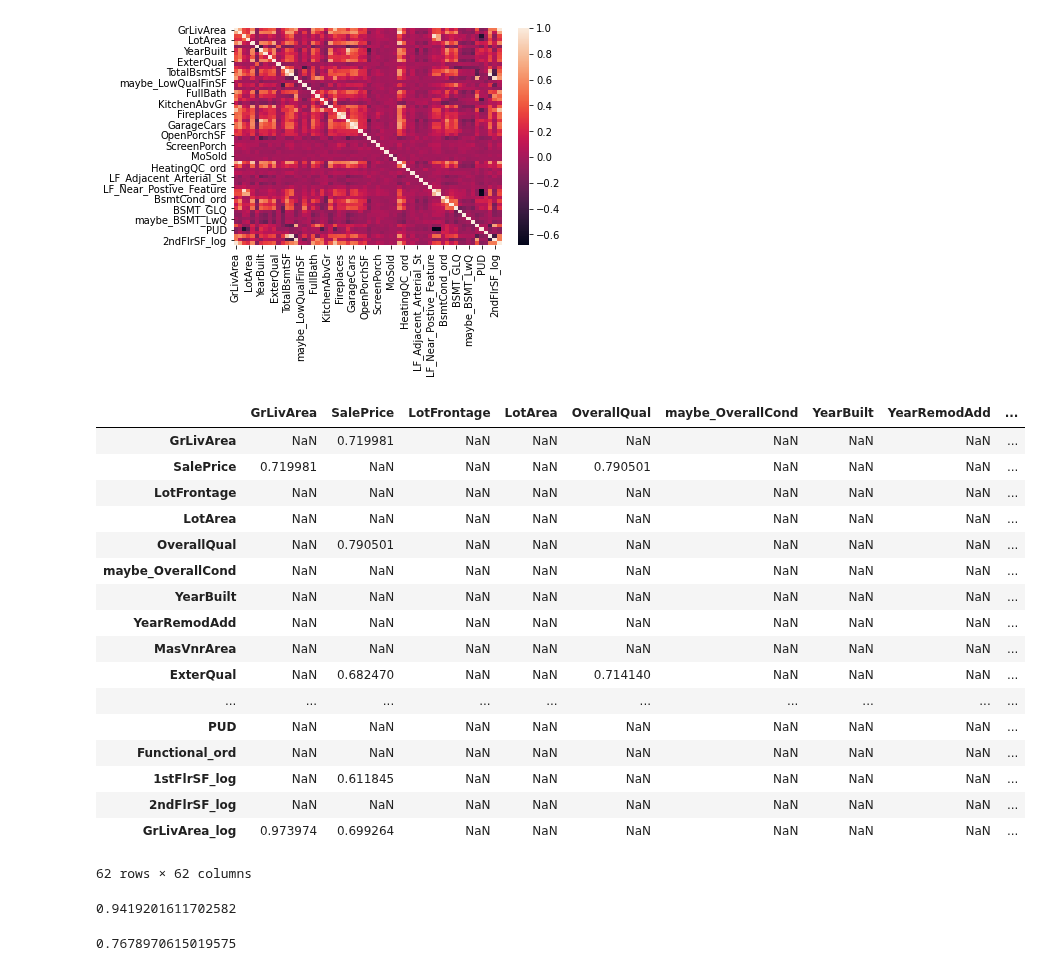
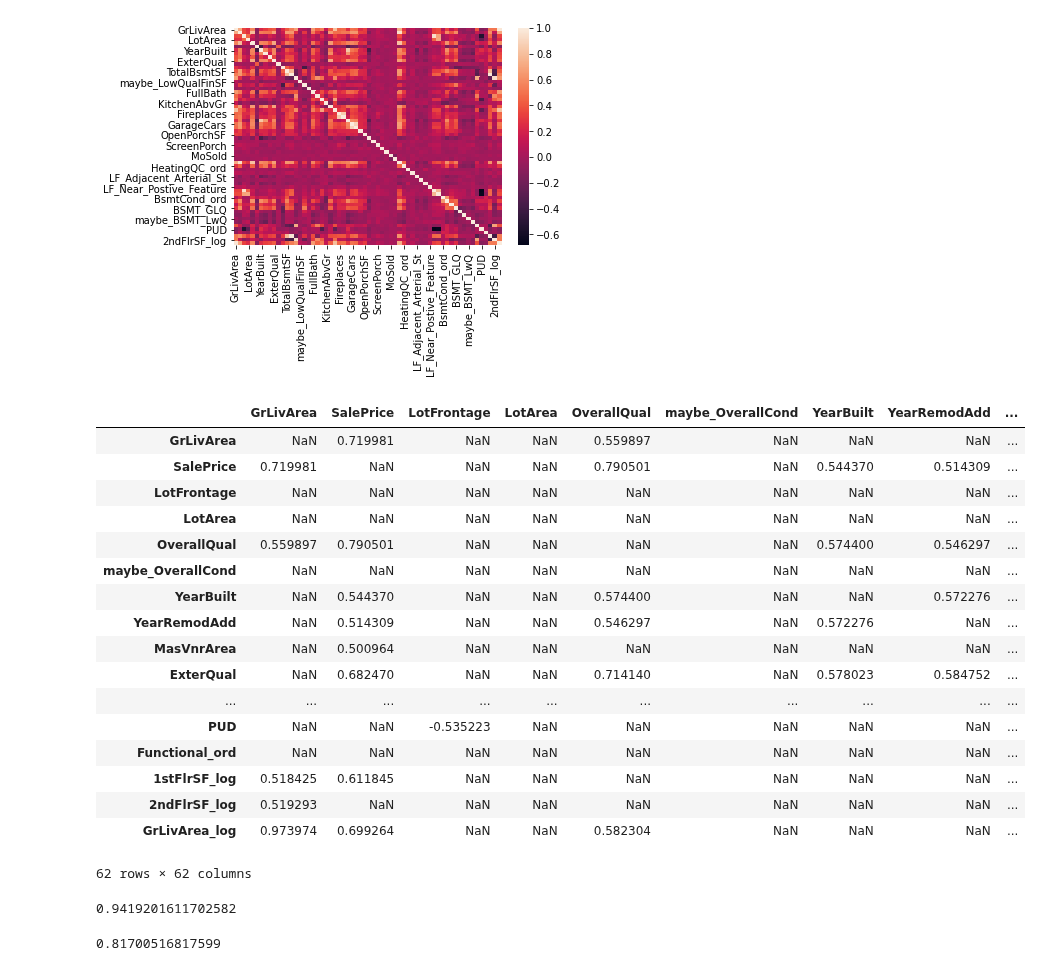
Before and after one commit to kiwymic/operation_goldfish-1, a Jupyter notebook: 02_data_exploration_v01.ipynb, the cells around one changed output. Saved outputs shown, nothing was run; the diff lists cells and outputs as text; code cells hidden in the pictures.

```diff
--- a/02_data_exploration_v01.ipynb
+++ b/02_data_exploration_v01.ipynb
@@ -105,23 +110,23 @@ def filterForLabels(df: pd.DataFrame, label):
 # %%
-corrFilter(df,.6)
+corrFilter(df,.5)
 # %% [output]
 |  | GrLivArea | SalePrice | LotFrontage | LotArea | OverallQual | maybe_OverallCond | YearBuilt | YearRemodAdd | ... |
-| GrLivArea | NaN | 0.719981 | NaN | NaN | NaN | NaN | NaN | NaN | ... |
-| SalePrice | 0.719981 | NaN | NaN | NaN | 0.790501 | NaN | NaN | NaN | ... |
+| GrLivArea | NaN | 0.719981 | NaN | NaN | 0.559897 | NaN | NaN | NaN | ... |
+| SalePrice | 0.719981 | NaN | NaN | NaN | 0.790501 | NaN | 0.544370 | 0.514309 | ... |
 | LotFrontage | NaN | NaN | NaN | NaN | NaN | NaN | NaN | NaN | ... |
 | LotArea | NaN | NaN | NaN | NaN | NaN | NaN | NaN | NaN | ... |
-| OverallQual | NaN | 0.790501 | NaN | NaN | NaN | NaN | NaN | NaN | ... |
+| OverallQual | 0.559897 | 0.790501 | NaN | NaN | NaN | NaN | 0.574400 | 0.546297 | ... |
 | maybe_OverallCond | NaN | NaN | NaN | NaN | NaN | NaN | NaN | NaN | ... |
-| YearBuilt | NaN | NaN | NaN | NaN | NaN | NaN | NaN | NaN | ... |
-| YearRemodAdd | NaN | NaN | NaN | NaN | NaN | NaN | NaN | NaN | ... |
-| MasVnrArea | NaN | NaN | NaN | NaN | NaN | NaN | NaN | NaN | ... |
-| ExterQual | NaN | 0.682470 | NaN | NaN | 0.714140 | NaN | NaN | NaN | ... |
+| YearBuilt | NaN | 0.544370 | NaN | NaN | 0.574400 | NaN | NaN | 0.572276 | ... |
+| YearRemodAdd | NaN | 0.514309 | NaN | NaN | 0.546297 | NaN | 0.572276 | NaN | ... |
+| MasVnrArea | NaN | 0.500964 | NaN | NaN | NaN | NaN | NaN | NaN | ... |
+| ExterQual | NaN | 0.682470 | NaN | NaN | 0.714140 | NaN | 0.578023 | 0.584752 | ... |
 | ... | ... | ... | ... | ... | ... | ... | ... | ... | ... |
-| PUD | NaN | NaN | NaN | NaN | NaN | NaN | NaN | NaN | ... |
+| PUD | NaN | NaN | -0.535223 | NaN | NaN | NaN | NaN | NaN | ... |
 | Functional_ord | NaN | NaN | NaN | NaN | NaN | NaN | NaN | NaN | ... |
-| 1stFlrSF_log | NaN | 0.611845 | NaN | NaN | NaN | NaN | NaN | NaN | ... |
-| 2ndFlrSF_log | NaN | NaN | NaN | NaN | NaN | NaN | NaN | NaN | ... |
-| GrLivArea_log | 0.973974 | 0.699264 | NaN | NaN | NaN | NaN | NaN | NaN | ... |
+| 1stFlrSF_log | 0.518425 | 0.611845 | NaN | NaN | NaN | NaN | NaN | NaN | ... |
+| 2ndFlrSF_log | 0.519293 | NaN | NaN | NaN | NaN | NaN | NaN | NaN | ... |
+| GrLivArea_log | 0.973974 | 0.699264 | NaN | NaN | 0.582304 | NaN | NaN | NaN | ... |
 62 rows × 62 columns
 # %%
 df2=pd.get_dummies(df)
@@ -135,10 +140,10 @@ lm.score(df2.drop(['SalePrice','SalePrice_log'],axis=1), df2['SalePrice_log'])
 df2=pd.get_dummies(df)
 df2=df2.fillna(0)
 lm=linear_model.LinearRegression()
-lm.fit(df2[['OverallQual','GrLivArea_log']], df2['SalePrice_log'])
-lm.score(df2[['OverallQual','GrLivArea_log']], df2['SalePrice_log'])
+lm.fit(df2[['OverallQual','GrLivArea_log', 'YearBuilt', 'GarageCars']], df2['SalePrice_log'])
+lm.score(df2[['OverallQual','GrLivArea_log', 'YearBuilt', 'GarageCars']], df2['SalePrice_log'])
 # %% [output]
-0.7678970615019575
+0.81700516817599
 # %%
 import seaborn as sns
 
```
Also changed, not shown: parts of 1 cell of this notebook, 5 other files.
